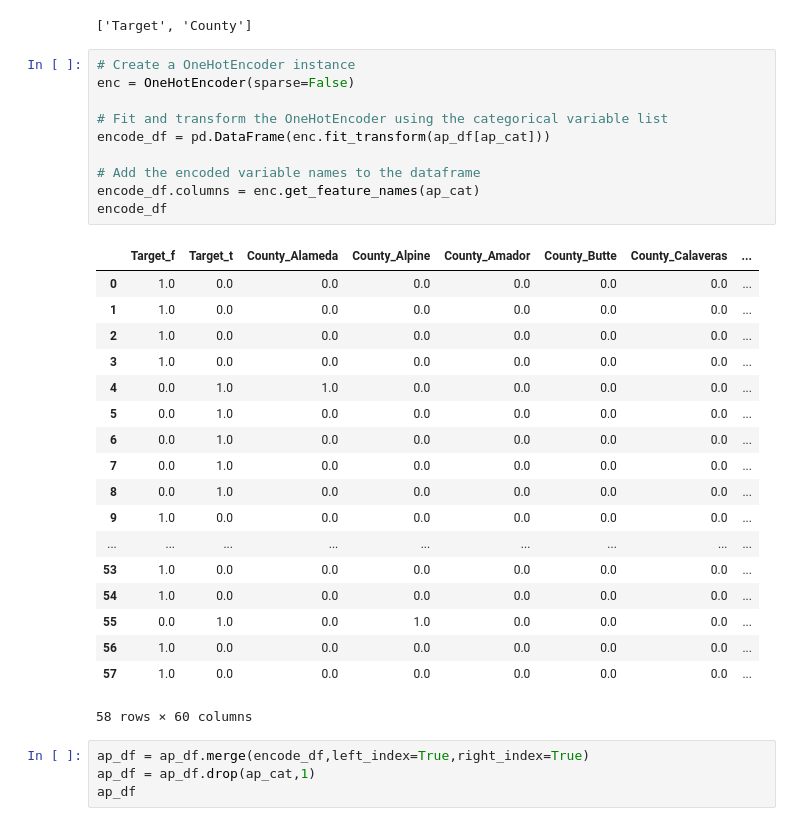
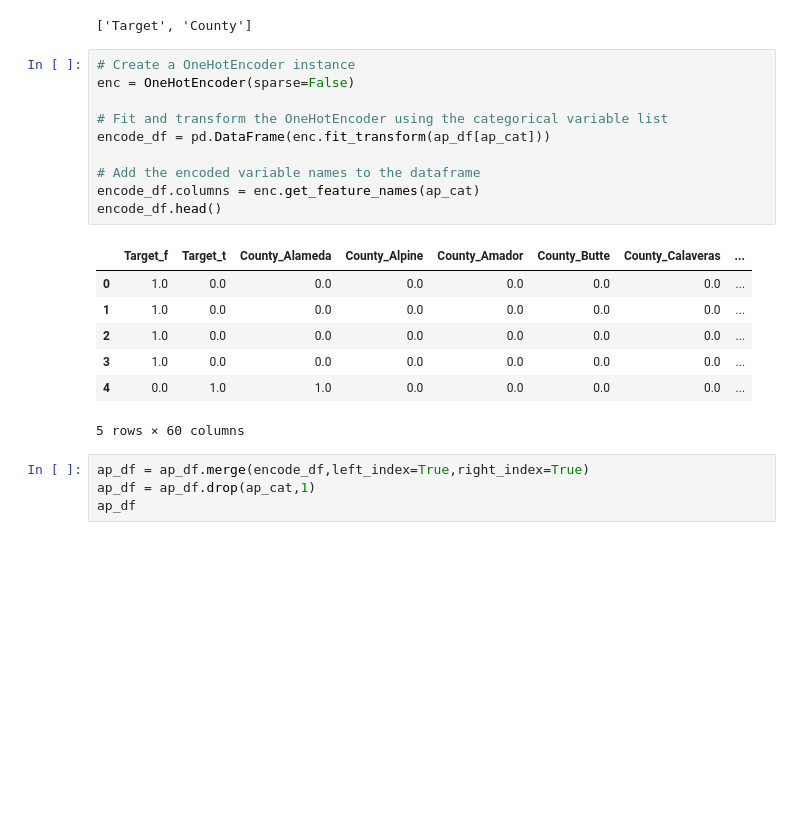
Before and after one commit to Bropell/Asthma_Analysis_in_California_Counties, a Jupyter notebook: Machine Learning/MachineLearning_NueralLearning.ipynb, the cells around one changed output. Drawn from its saved outputs; the diff is of its cells as text; blank space fills up the shorter version.

```diff
--- a/Machine Learning/MachineLearning_NueralLearning.ipynb
+++ b/Machine Learning/MachineLearning_NueralLearning.ipynb
@@ -36,32 +36,21 @@ ap_cat
 # %%
 # Create a OneHotEncoder instance
 enc = OneHotEncoder(sparse=False)
 
 # Fit and transform the OneHotEncoder using the categorical variable list
 encode_df = pd.DataFrame(enc.fit_transform(ap_df[ap_cat]))
 
 # Add the encoded variable names to the dataframe
 encode_df.columns = enc.get_feature_names(ap_cat)
-encode_df
+encode_df.head()
 # %% [output]
 |  | Target_f | Target_t | County_Alameda | County_Alpine | County_Amador | County_Butte | County_Calaveras | ... |
 | 0 | 1.0 | 0.0 | 0.0 | 0.0 | 0.0 | 0.0 | 0.0 | ... |
 | 1 | 1.0 | 0.0 | 0.0 | 0.0 | 0.0 | 0.0 | 0.0 | ... |
 | 2 | 1.0 | 0.0 | 0.0 | 0.0 | 0.0 | 0.0 | 0.0 | ... |
 | 3 | 1.0 | 0.0 | 0.0 | 0.0 | 0.0 | 0.0 | 0.0 | ... |
 | 4 | 0.0 | 1.0 | 1.0 | 0.0 | 0.0 | 0.0 | 0.0 | ... |
-| 5 | 0.0 | 1.0 | 0.0 | 0.0 | 0.0 | 0.0 | 0.0 | ... |
-| 6 | 0.0 | 1.0 | 0.0 | 0.0 | 0.0 | 0.0 | 0.0 | ... |
-| 7 | 0.0 | 1.0 | 0.0 | 0.0 | 0.0 | 0.0 | 0.0 | ... |
-| 8 | 0.0 | 1.0 | 0.0 | 0.0 | 0.0 | 0.0 | 0.0 | ... |
-| 9 | 1.0 | 0.0 | 0.0 | 0.0 | 0.0 | 0.0 | 0.0 | ... |
-| ... | ... | ... | ... | ... | ... | ... | ... | ... |
-| 53 | 1.0 | 0.0 | 0.0 | 0.0 | 0.0 | 0.0 | 0.0 | ... |
-| 54 | 1.0 | 0.0 | 0.0 | 0.0 | 0.0 | 0.0 | 0.0 | ... |
-| 55 | 0.0 | 1.0 | 0.0 | 1.0 | 0.0 | 0.0 | 0.0 | ... |
-| 56 | 1.0 | 0.0 | 0.0 | 0.0 | 0.0 | 0.0 | 0.0 | ... |
-| 57 | 1.0 | 0.0 | 0.0 | 0.0 | 0.0 | 0.0 | 0.0 | ... |
-58 rows × 60 columns
+5 rows × 60 columns
 # %%
 ap_df = ap_df.merge(encode_df,left_index=True,right_index=True)
 ap_df = ap_df.drop(ap_cat,1)
```
Also changed, not shown: parts of 5 cells of this notebook.
